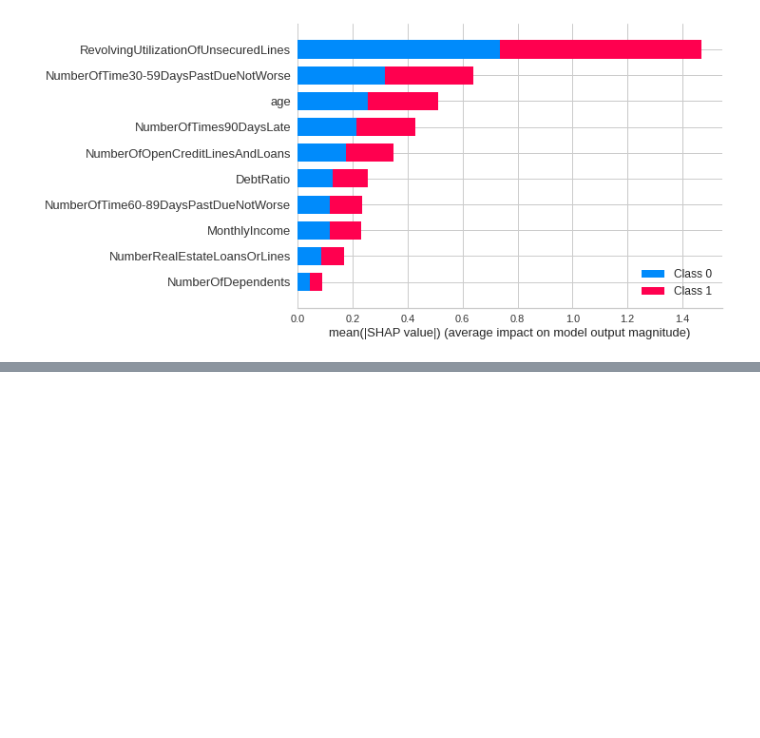
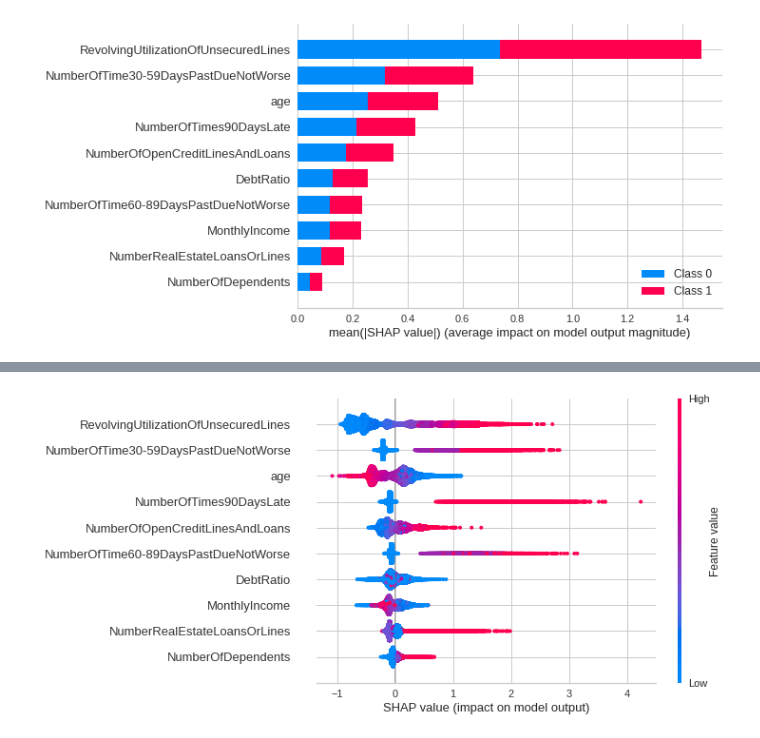
Before and after one commit to iamNCJ/Give-Me-Some-Credit, a Jupyter notebook: model/pycaret_model.ipynb, the cells around one changed output, grey strips where cells are left out. Saved outputs shown, nothing was run; the diff lists cells and outputs as text; code cells hidden in the pictures; blank space fills up the shorter version.

```diff
--- a/model/pycaret_model.ipynb
+++ b/model/pycaret_model.ipynb
@@ -178,13 +178,13 @@ clf2 = setup(data, target='SeriousDlqin2yrs', numeric_features=['NumberOfTime30-
                                                                 'NumberOfTimes90DaysLate',
                                                                 'NumberOfTime60-89DaysPastDueNotWorse',
                                                                 'NumberOfDependents'],
-             fix_imbalance = True)
-# compare all baseline models and select top 5
-top5 = compare_models(n_select=5, sort='AUC', turbo=False)
-# tune top 5 base models
-tuned_top5 = [tune_model(i, optimize='AUC') for i in top5]
-bagged_top5 = [ensemble_model(i, optimize='AUC') for i in tuned_top5]
-blender = blend_models(estimator_list=top5, optimize='AUC')
+             fix_imbalance=True)
+# compare all baseline models and select top 3
+top3 = compare_models(n_select=3, sort='AUC', turbo=True)
+# tune top 3 base models
+tuned_top3 = [tune_model(i, optimize='AUC') for i in top3]
+bagged_top3 = [ensemble_model(i, optimize='AUC') for i in tuned_top3]
+blender = blend_models(estimator_list=top3, optimize='AUC')
 best = automl(optimize='AUC')
 calibrated_best = calibrate_model(best)
 save_model(calibrated_best, 'calibrated_best_saved_07032020')
@@ -217,0 +266,4 @@ IntProgress(value=0, description='Processing: ', max=210)
+# %%
+interpret_model(tuned_top3[1])
+# %% [output]
+[figure, added]
```
Also changed, not shown: parts of 11 cells of this notebook, 2 other files.
